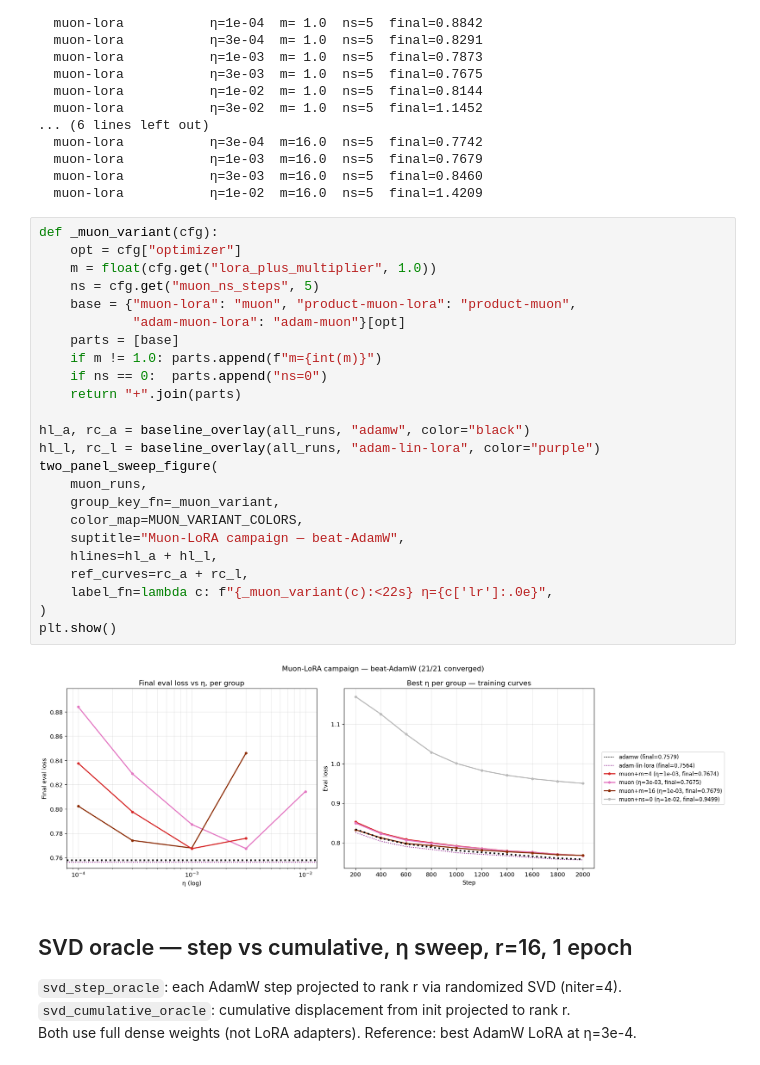
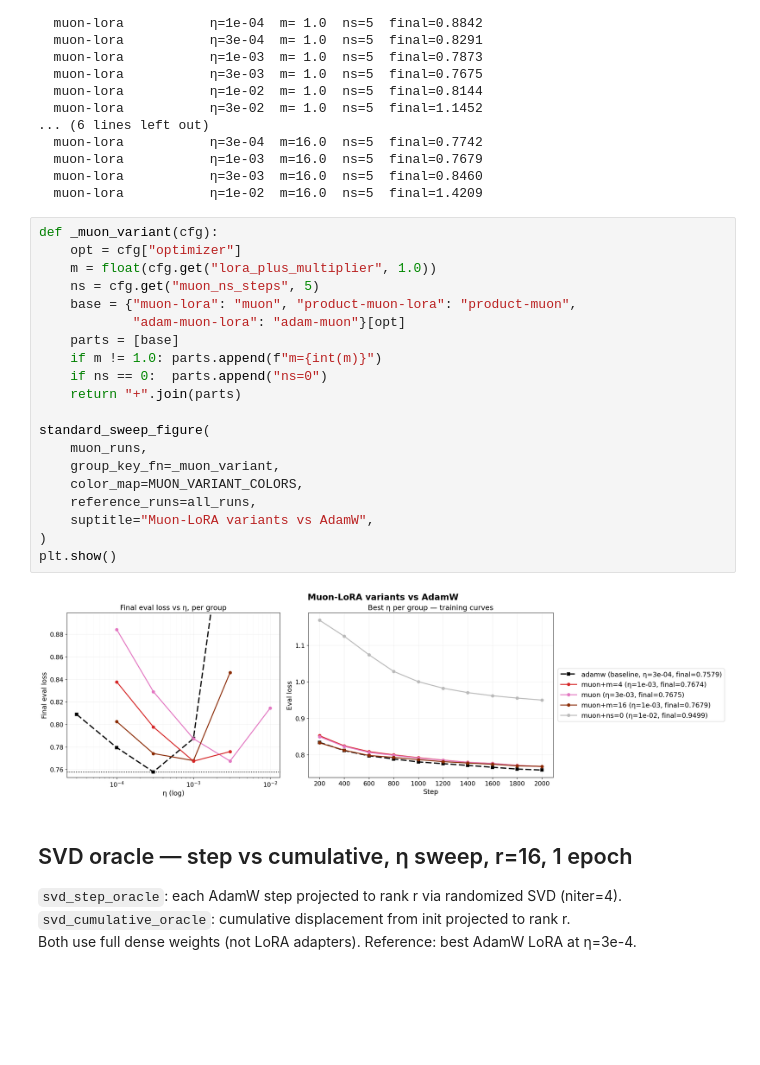
Before and after one commit to nikhilgsh/lora-optimizers, a Jupyter notebook: notebooks/sweep_analysis.ipynb, the cells around one changed output. Saved outputs shown, nothing was run; the diff lists cells and outputs as text; blank space fills up the shorter version.

```diff
--- a/notebooks/sweep_analysis.ipynb
+++ b/notebooks/sweep_analysis.ipynb
@@ -287,29 +291,25 @@ Loaded 21 Muon-family runs
 # %%
 def _muon_variant(cfg):
     opt = cfg["optimizer"]
     m = float(cfg.get("lora_plus_multiplier", 1.0))
     ns = cfg.get("muon_ns_steps", 5)
     base = {"muon-lora": "muon", "product-muon-lora": "product-muon",
             "adam-muon-lora": "adam-muon"}[opt]
     parts = [base]
     if m != 1.0: parts.append(f"m={int(m)}")
     if ns == 0:  parts.append("ns=0")
     return "+".join(parts)
 
-hl_a, rc_a = baseline_overlay(all_runs, "adamw", color="black")
-hl_l, rc_l = baseline_overlay(all_runs, "adam-lin-lora", color="purple")
-two_panel_sweep_figure(
+standard_sweep_figure(
     muon_runs,
     group_key_fn=_muon_variant,
     color_map=MUON_VARIANT_COLORS,
-    suptitle="Muon-LoRA campaign — beat-AdamW",
-    hlines=hl_a + hl_l,
-    ref_curves=rc_a + rc_l,
-    label_fn=lambda c: f"{_muon_variant(c):<22s} η={c['lr']:.0e}",
+    reference_runs=all_runs,
+    suptitle="Muon-LoRA variants vs AdamW",
 )
 plt.show()
 # %% [output]
-[figure, old version]
+[figure, new version]
 # %% [markdown]
 ## SVD oracle — step vs cumulative, η sweep, r=16, 1 epoch
 
```
Also changed, not shown: parts of 8 cells of this notebook, 3 other files.
